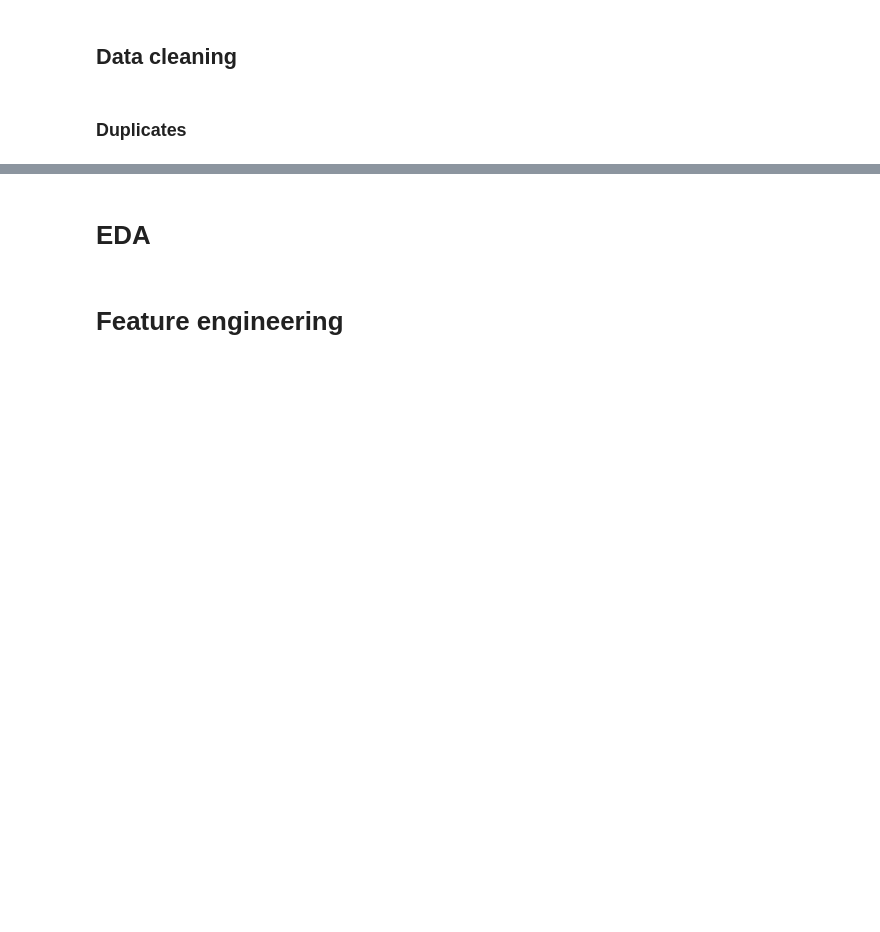
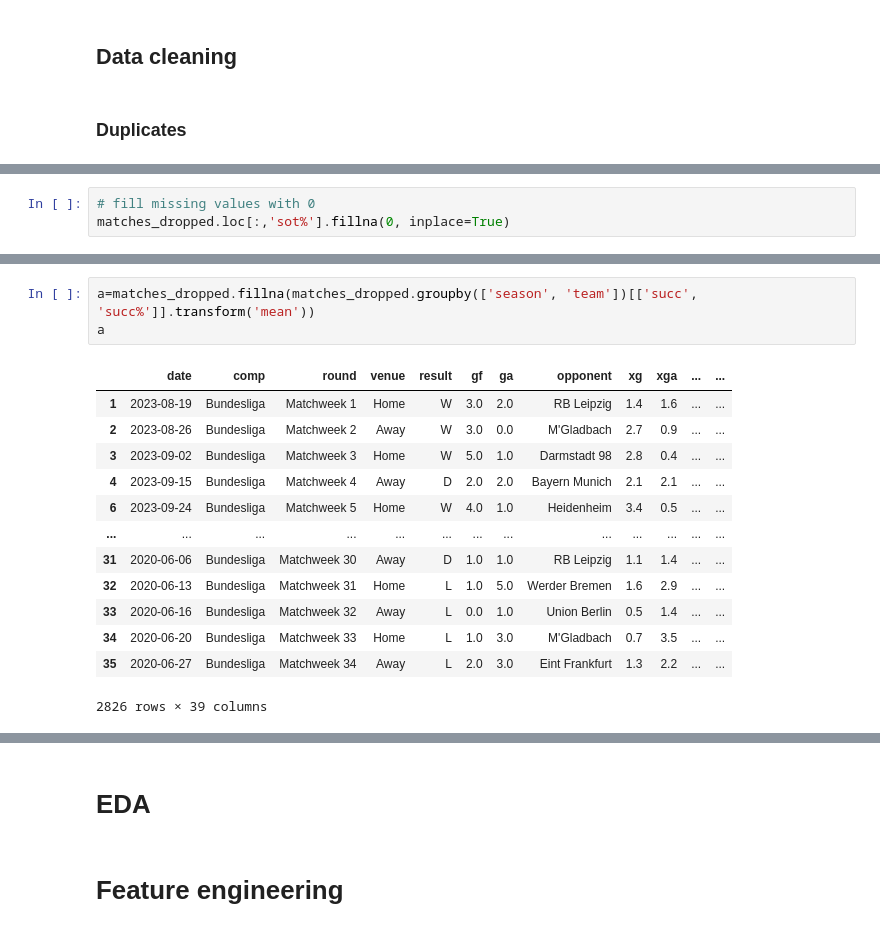
Before and after one commit to BinhHong/Prediction-football-outcome-in-Bundesliga, a Jupyter notebook: Data preparation.ipynb, the cells around one changed output, grey strips where cells are left out. Drawn from its saved outputs; the diff is of its cells as text; blank space fills up the shorter version.

Commit message:
missing values

```diff
--- a/Data preparation.ipynb
+++ b/Data preparation.ipynb
@@ -105,0 +214,3 @@ matches_dropped.describe()
+# %%
+# fill missing values with 0
+matches_dropped.loc[:,'sot%'].fillna(0, inplace=True)
@@ -105,0 +249,17 @@ matches_dropped.describe()
+# %%
+a=matches_dropped.fillna(matches_dropped.groupby(['season', 'team'])[['succ', 'succ%']].transform('mean'))
+a
+# %% [output]
+|  | date | comp | round | venue | result | gf | ga | opponent | xg | xga | ... | ... |
+| 1 | 2023-08-19 | Bundesliga | Matchweek 1 | Home | W | 3.0 | 2.0 | RB Leipzig | 1.4 | 1.6 | ... | ... |
+| 2 | 2023-08-26 | Bundesliga | Matchweek 2 | Away | W | 3.0 | 0.0 | M'Gladbach | 2.7 | 0.9 | ... | ... |
+| 3 | 2023-09-02 | Bundesliga | Matchweek 3 | Home | W | 5.0 | 1.0 | Darmstadt 98 | 2.8 | 0.4 | ... | ... |
+| 4 | 2023-09-15 | Bundesliga | Matchweek 4 | Away | D | 2.0 | 2.0 | Bayern Munich | 2.1 | 2.1 | ... | ... |
+| 6 | 2023-09-24 | Bundesliga | Matchweek 5 | Home | W | 4.0 | 1.0 | Heidenheim | 3.4 | 0.5 | ... | ... |
+| ... | ... | ... | ... | ... | ... | ... | ... | ... | ... | ... | ... | ... |
+| 31 | 2020-06-06 | Bundesliga | Matchweek 30 | Away | D | 1.0 | 1.0 | RB Leipzig | 1.1 | 1.4 | ... | ... |
+| 32 | 2020-06-13 | Bundesliga | Matchweek 31 | Home | L | 1.0 | 5.0 | Werder Bremen | 1.6 | 2.9 | ... | ... |
+| 33 | 2020-06-16 | Bundesliga | Matchweek 32 | Away | L | 0.0 | 1.0 | Union Berlin | 0.5 | 1.4 | ... | ... |
+| 34 | 2020-06-20 | Bundesliga | Matchweek 33 | Home | L | 1.0 | 3.0 | M'Gladbach | 0.7 | 3.5 | ... | ... |
+| 35 | 2020-06-27 | Bundesliga | Matchweek 34 | Away | L | 2.0 | 3.0 | Eint Frankfurt | 1.3 | 2.2 | ... | ... |
+2826 rows × 39 columns
```
Also changed, not shown: parts of 39 cells of this notebook.
